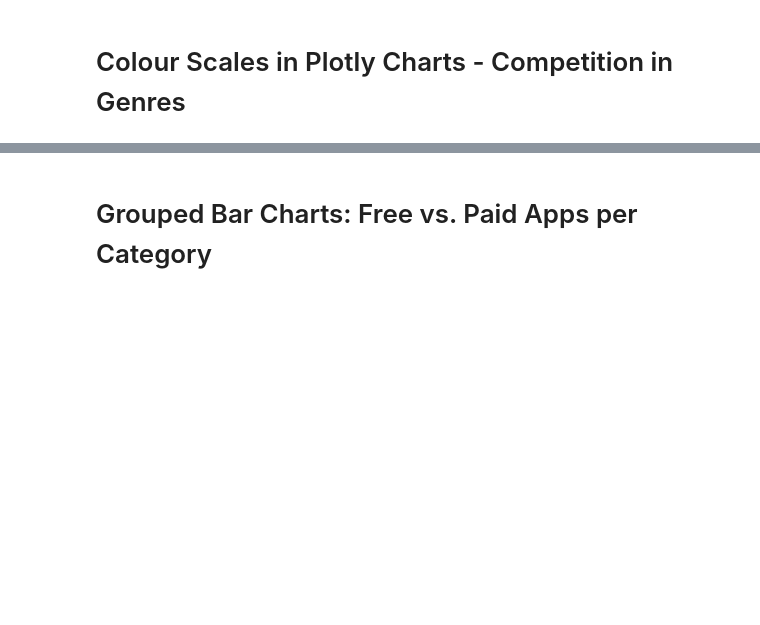
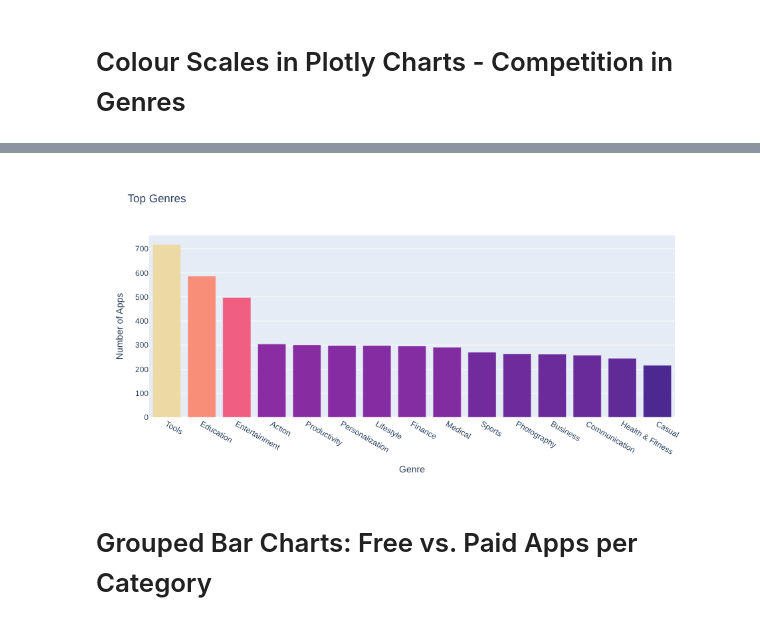
Before and after one commit to Jonikulov/100-days-python-bootcamp, a Jupyter notebook: day_76_plotly_charts_analyze_android_app_store/Google Play Store App Analytics.ipynb, the cells around one changed output, grey strips where cells are left out. Drawn from its saved outputs; the diff is of its cells as text; code cells hidden in the pictures; blank space fills up the shorter version.

```diff
--- a/day_76_plotly_charts_analyze_android_app_store/Google Play Store App Analytics.ipynb
+++ b/day_76_plotly_charts_analyze_android_app_store/Google Play Store App Analytics.ipynb
@@ -579,0 +604,3 @@ What we see is that the categories like Family, Tools, and Game have many differ
+# %%
+stack = df_apps_clean["Genres"].str.split(";", expand=True).stack()
+stack
@@ -579,0 +620,3 @@ What we see is that the categories like Family, Tools, and Game have many differ
+# %%
+num_genres = stack.value_counts()
+num_genres
@@ -588,6 +649,25 @@ Try experimenting with the built in colour scales in Plotly. You can find a full
 
 * Find a way to set the colour scale using the color_continuous_scale parameter.
 * Find a way to make the color axis disappear by using coloraxis_showscale.
+# %%
+bar_fig = px.bar(
+    title="Top Genres",
+    x=num_genres[:15].index,
+    y=num_genres[:15],
+    hover_name=num_genres.index[:15],
+    color=num_genres[:15],
+    color_continuous_scale="Agsunset",
+    width=800,
+    height=470
+)
+bar_fig.update_layout(
+    xaxis_title="Genre",
+    yaxis_title="Number of Apps",
+    coloraxis_showscale=False
+)
+bar_fig.show()
+# %% [output]
+[figure, added]
 # %% [markdown]
 # Grouped Bar Charts: Free vs. Paid Apps per Category
 # %% [markdown]
```
Also changed, not shown: parts of 10 cells of this notebook.
